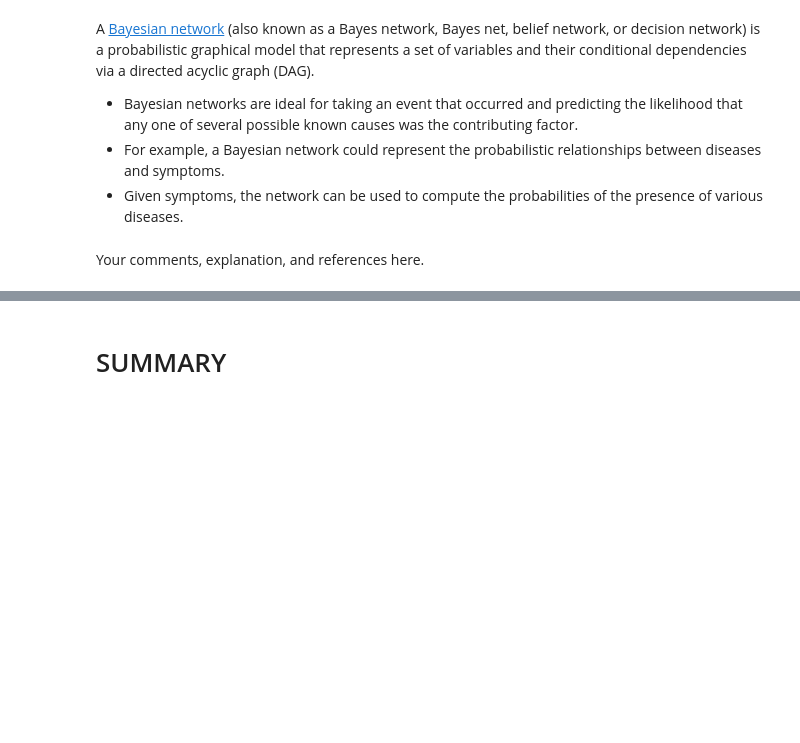
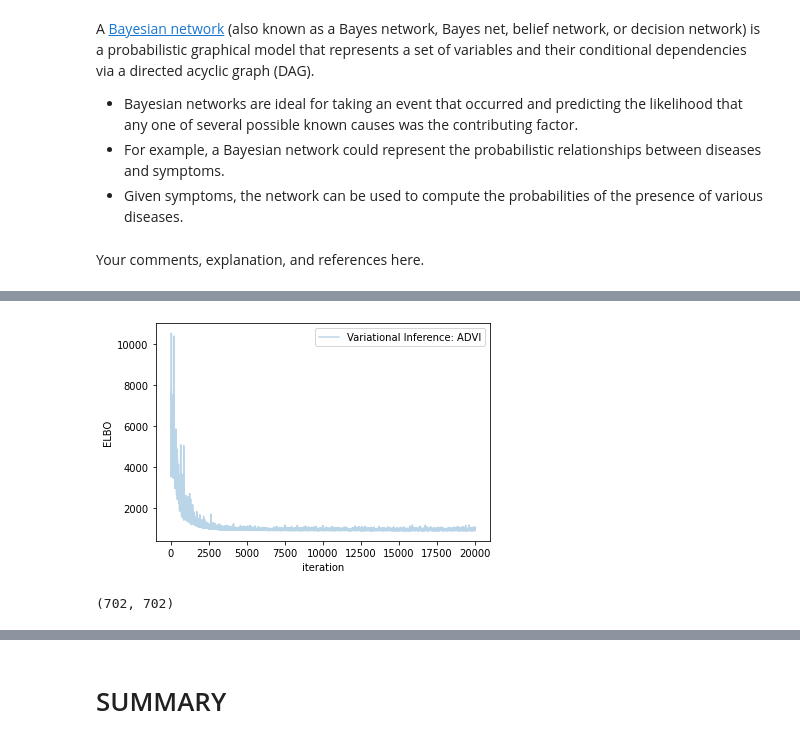
Before and after one commit to rb2022/ET5003_SEM1_2021-2, a Jupyter notebook: ET5003_Kaggle_RobertBarrett_20157347.ipynb, the cells around one changed output, grey strips where cells are left out. Saved outputs shown, nothing was run; the diff lists cells and outputs as text; code cells hidden in the pictures; blank space fills up the shorter version.

```diff
--- a/ET5003_Kaggle_RobertBarrett_20157347.ipynb
+++ b/ET5003_Kaggle_RobertBarrett_20157347.ipynb
@@ -851,0 +936,7 @@ Your comments, explanation, and references here.
+# %%
+# https://theano-pymc.readthedocs.io/en/latest/
+import theano
+
+# add a column of ones to include an intercept in the model
+x1 = np.hstack([np.ones((X_train.shape[0],1)), X_train])
+floatX = theano.config.floatX
@@ -851,0 +977,9 @@ Your comments, explanation, and references here.
+# %%
+# we can do instead an approximated inference
+param3 = 20000 # start with 1000, then use 50000+
+VI = 'advi'  # 'advi', 'fullrank_advi', 'svgd', 'asvgd', 'nfvi'
+OP = pm.adam # pm.adam, pm.sgd, pm.adagrad, pm.adagrad_window, pm.adadelta
+LR = 0.01
+
+with neural_network:
+    approx = pm.fit(param3, method=VI, obj_optimizer=pm.adam(learning_rate=LR))
@@ -851,0 +989,10 @@ Your comments, explanation, and references here.
+# %%
+# plot
+pb.plot(approx.hist, label='Variational Inference: '+ VI.upper(), alpha=.3)
+pb.legend(loc='upper right')
+# Evidence Lower Bound (ELBO)
+# https://en.wikipedia.org/wiki/Evidence_lower_bound
+pb.ylabel('ELBO')
+pb.xlabel('iteration');
+# %% [output]
+[figure, added]
@@ -851,0 +1016,4 @@ Your comments, explanation, and references here.
+# %%
+y_pred.shape
+# %% [output]
+(702, 702)
```
Also changed, not shown: parts of 32 cells of this notebook.
